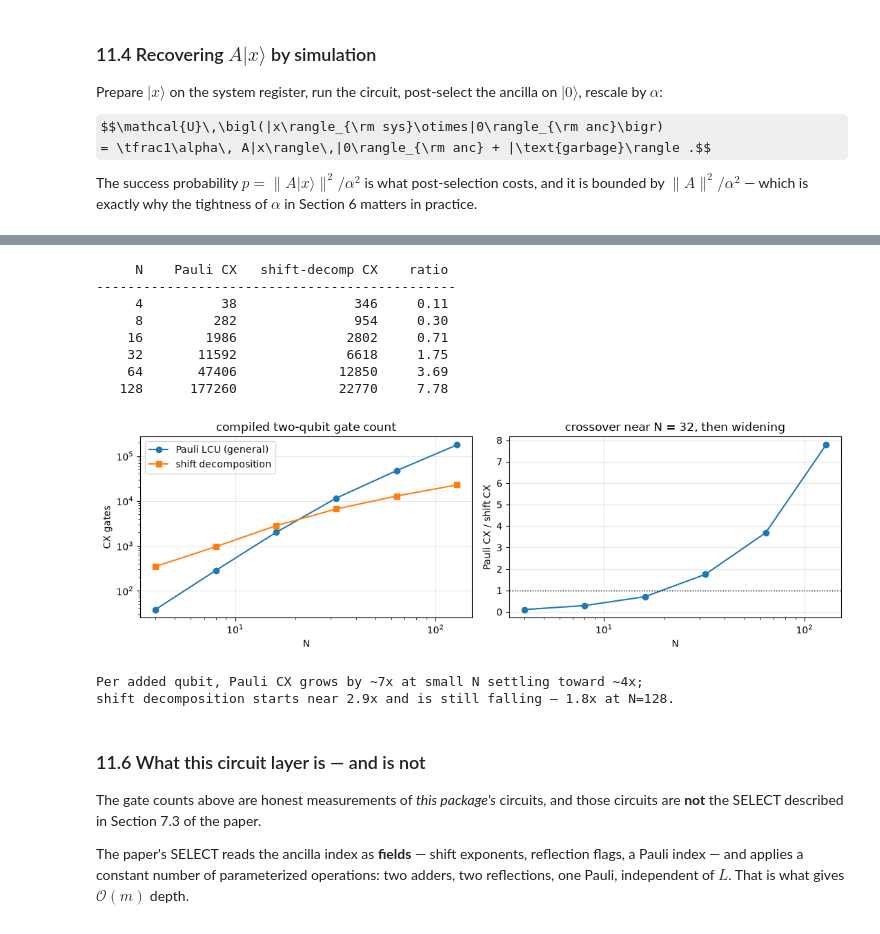
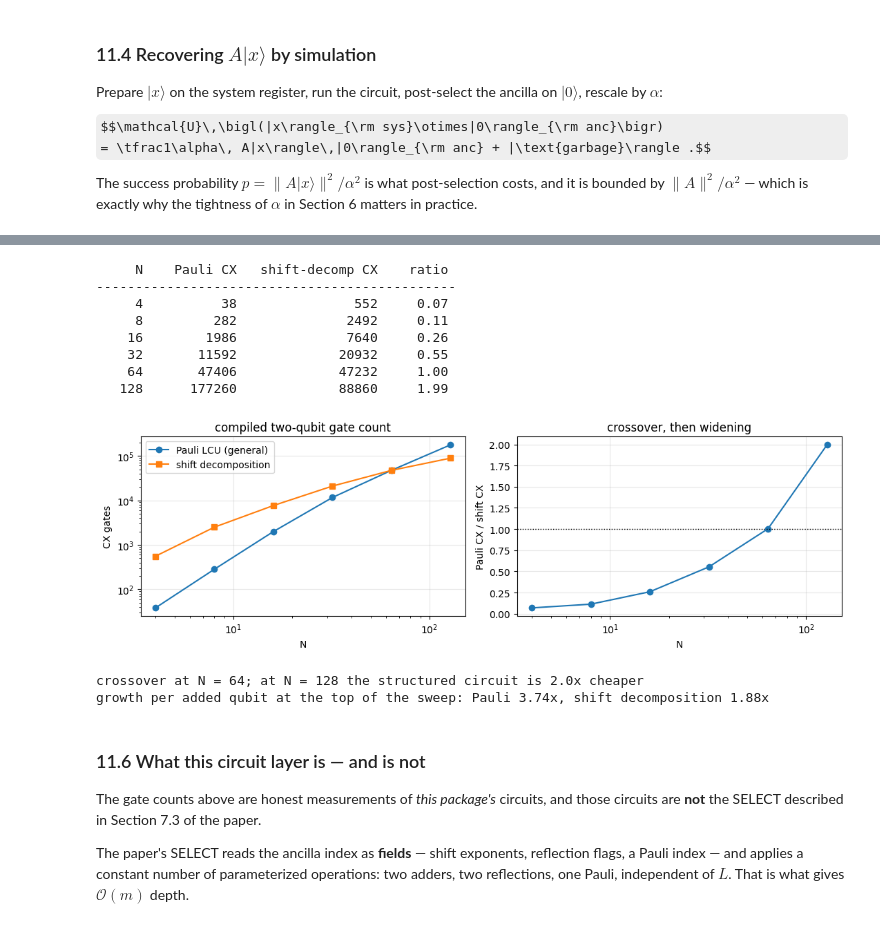
Before and after one commit to UW-ERSL/PyBlockEncode, a Jupyter notebook: BlockEncoding_Tutorial.ipynb, the cells around one changed output, grey strips where cells are left out. Cells and saved outputs as stored; diff of their text form; code cells hidden in the pictures; some formulas as TeX source.

```diff
--- a/BlockEncoding_Tutorial.ipynb
+++ b/BlockEncoding_Tutorial.ipynb
@@ -379,18 +444,26 @@ ancilla — see Section 12.
 # %%
-nu = 0.3
-e = ElasticityPatternEncoding(m=3, E=1.0, nu=nu)
+m_ = 3
+e = ElasticityPatternEncoding(m=m_, E=1.0, nu=0.3, bc='essential')
+ef = ElasticityPatternEncoding(m=m_, E=1.0, nu=0.3, bc='free')
 print("Elasticity Q4 block encoding, essential boundary conditions (E = 1)")
-print("-" * 62)
-print(f"  {'System qubits':<28} 2m + 1")
-print(f"  {'PREP ancilla':<28} ceil(log2 49) = 6")
-print(f"  {'Total qubits':<28} 2m + 7")
-print(f"  {'LCU terms L':<28} 17 periodic / 49 essential / 109 traction-free")
-print(f"  {'alpha (nu=0.00)':<28} {ElasticityPatternEncoding(m=3,nu=0.0).alpha:.4f}")
-print(f"  {'alpha (nu=0.30)':<28} {e.alpha:.4f}")
-print(f"  {'alpha (nu=0.45)':<28} {ElasticityPatternEncoding(m=3,nu=0.45).alpha:.4f}")
+print("-" * 66)
+print(f"  {'System qubits':<28} 2m + 1  = {e.num_system}")
+print(f"  {'PREP ancilla':<28} ceil(log2 {e.num_terms}) = {e.num_ancilla}")
+print(f"  {'Flag ancilla':<28} none")
+print(f"  {'Total qubits':<28} 2m + {e.num_qubits - 2*m_}  = {e.num_qubits}")
+print(f"  {'LCU terms L':<28} "
+      f"{ElasticityPatternEncoding(m=m_,nu=0.3,bc='periodic').num_terms} periodic / "
+      f"{e.num_terms} essential / {ef.num_terms} traction-free")
+for nu_ in (0.0, 0.30, 0.45):
+    a = ElasticityPatternEncoding(m=m_, nu=nu_, bc='essential').alpha
+    print(f"  {f'alpha (nu={nu_:.2f})':<28} {a:.4f}")
 print(f"  {'alpha / ||K||_2':<28} ~ 1.39  (converged; see Section 6)")
 print(f"  {'information eff. eta':<28} ~ 0.72")
+print(f"  {'Pauli components':<28} {', '.join(e.components)}  "
+      f"(+ iY when free: {', '.join(ef.components)})")
 print(f"  {'Boundary conditions':<28} reflections adjoined to the unitary set")
-print(f"  {'Verification error':<28} ~ 1e-16")
+
+assert e.num_qubits == 2 * m_ + 7 and e.num_terms == 49
+assert 'iY' in ef.components and 'iY' not in e.components
 # %% [output]
 Elasticity Q4 block encoding, essential boundary conditions (E = 1)
@@ -560,46 +662,52 @@ Sweeping the grid instead:
 # %%
 from qiskit import transpile
 
 def cx_count(qc, reps=6):
     qt = transpile(qc.decompose(reps=reps), basis_gates=['u', 'cx'],
                    optimization_level=1)
     return qc.num_qubits, qt.depth(), qt.count_ops().get('cx', 0)
 
 sweep = []
 print(f"{'N':>6}{'Pauli CX':>12}{'shift-decomp CX':>18}{'ratio':>9}")
 print("-" * 46)
 for m_ in range(2, 8):
     _, _, cx_pauli = cx_count(PauliBlockEncoding(poisson_1d_fdm(m=m_)).circuit())
-    _, _, cx_shift = cx_count(PoissonCircuit(m=m_, dim=1, disc='fdm').circuit())
+    _, _, cx_shift = cx_count(
+        PoissonCircuit(m=m_, dim=1, disc='fdm', bc='essential').circuit())
     sweep.append((2**m_, cx_pauli, cx_shift))
     print(f"{2**m_:>6}{cx_pauli:>12}{cx_shift:>18}{cx_pauli/cx_shift:>9.2f}")
 
 Ns = [s[0] for s in sweep]
 fig, (a1, a2) = plt.subplots(1, 2, figsize=(11, 3.6))
 a1.loglog(Ns, [s[1] for s in sweep], 'o-', label='Pauli LCU (general)')
 a1.loglog(Ns, [s[2] for s in sweep], 's-', label='shift decomposition')
 a1.set_xlabel('N'); a1.set_ylabel('CX gates'); a1.legend(); a1.grid(alpha=.3)
 a1.set_title('compiled two-qubit gate count')
 a2.semilogx(Ns, [s[1]/s[2] for s in sweep], 'o-')
 a2.axhline(1.0, color='k', ls=':', lw=1)
 a2.set_xlabel('N'); a2.set_ylabel('Pauli CX / shift CX')
-a2.set_title('crossover near N = 32, then widening'); a2.grid(alpha=.3)
+a2.set_title('crossover, then widening'); a2.grid(alpha=.3)
 plt.tight_layout(); plt.show()
 
-print("\nPer added qubit, Pauli CX grows by ~7x at small N settling toward ~4x;")
-print("shift decomposition starts near 2.9x and is still falling — 1.8x at N=128.")
+cross = next((N for N, pa, sh in sweep if pa > sh), None)
+gp = sweep[-1][1] / sweep[-2][1]
+gs = sweep[-1][2] / sweep[-2][2]
+print(f"\ncrossover at N = {cross}; at N = {sweep[-1][0]} the structured circuit is "
+      f"{sweep[-1][1]/sweep[-1][2]:.1f}x cheaper")
+print(f"growth per added qubit at the top of the sweep: "
+      f"Pauli {gp:.2f}x, shift decomposition {gs:.2f}x")
 # %% [output]
      N    Pauli CX   shift-decomp CX    ratio
 ----------------------------------------------
-     4          38               346     0.11
-     8         282               954     0.30
-    16        1986              2802     0.71
-    32       11592              6618     1.75
-    64       47406             12850     3.69
-   128      177260             22770     7.78
+     4          38               552     0.07
+     8         282              2492     0.11
+    16        1986              7640     0.26
+    32       11592             20932     0.55
+    64       47406             47232     1.00
+   128      177260             88860     1.99
-[figure, old version]
+[figure, new version]
-Per added qubit, Pauli CX grows by ~7x at small N settling toward ~4x;
-shift decomposition starts near 2.9x and is still falling — 1.8x at N=128.
+crossover at N = 64; at N = 128 the structured circuit is 2.0x cheaper
+growth per added qubit at the top of the sweep: Pauli 3.74x, shift decomposition 1.88x
 # %% [markdown]
 ### 11.6  What this circuit layer is — and is not
 
```
Also changed, not shown: parts of 26 cells of this notebook, 7 other files.
